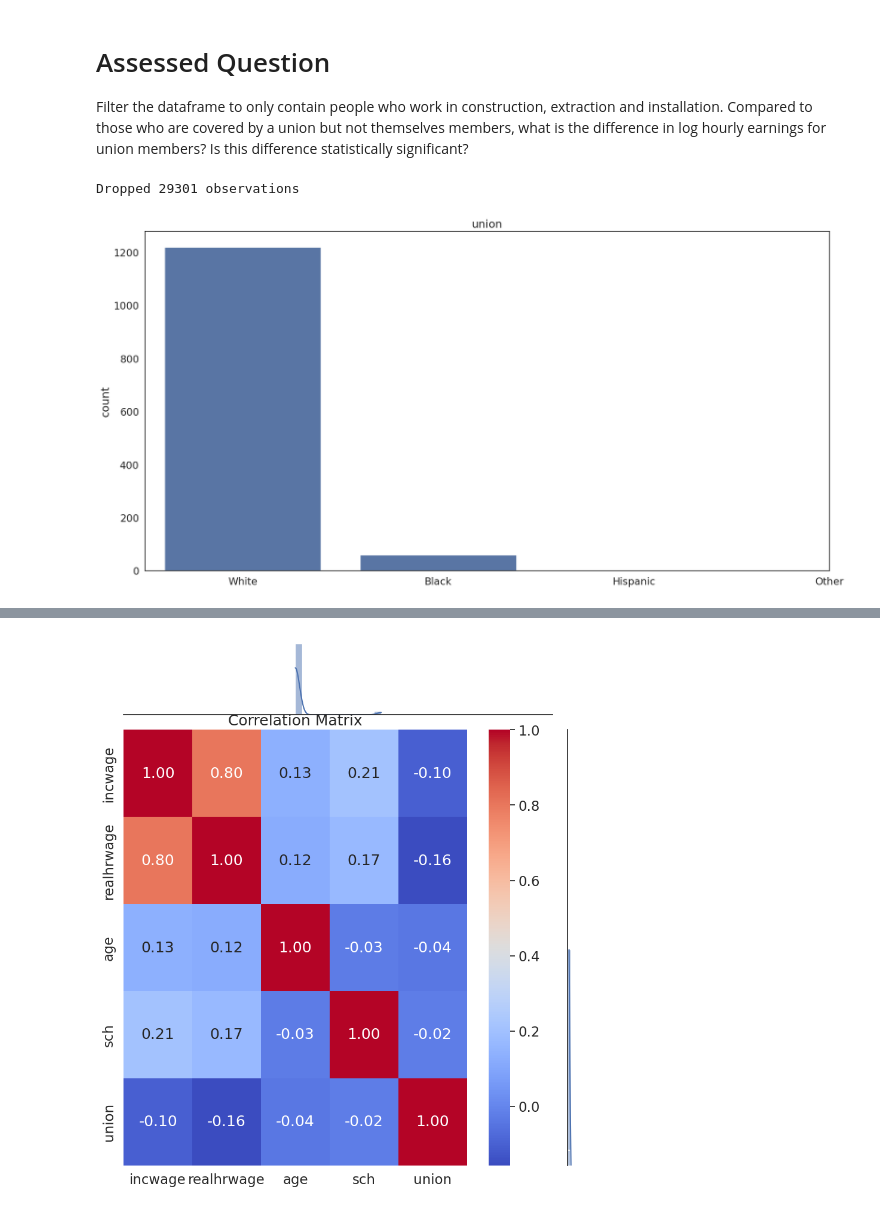
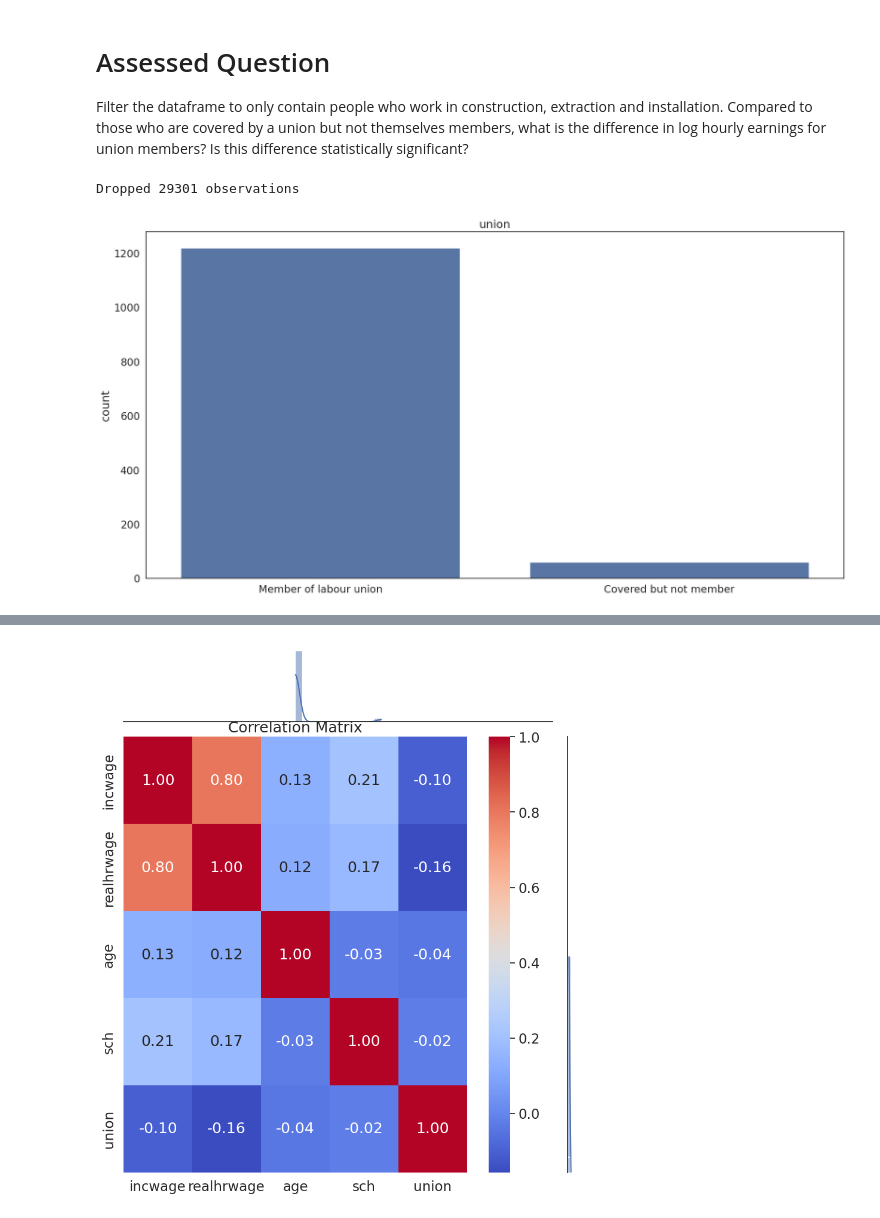
Before and after one commit to defneyucesir/QM-2, a Jupyter notebook: notebooks/W07. Linear Regression.ipynb, the cells around one changed output, grey strips where cells are left out. Drawn from its saved outputs; the diff is of its cells as text; code cells hidden in the pictures.

```diff
--- a/notebooks/W07. Linear Regression.ipynb
+++ b/notebooks/W07. Linear Regression.ipynb
@@ -605,7 +605,7 @@ sns.countplot(data=filtered_df, x='union')
 
 plt.title('union') # add a title
 plt.xlabel('') # remove the x axis label
-plt.xticks(ticks=[0,1,2,3],labels=['White', 'Black','Hispanic','Other'])
+plt.xticks(ticks=[0,1],labels=['Member of labour union','Covered but not member'])
 plt.show() # show the plot
 
 sns.jointplot(data=filtered_df, # plot a scatterplot with a regression line and two histograms
@@ -665,35 +665,35 @@ def drop_column_using_vif_(filtered_df, list_var_not_to_remove=None, thresh=5):
 
     vif = drop_column_using_vif_(filtered_df[ind_vars], thresh=5)
     print("The columns remaining after VIF selection are:")
     print(vif.columns)
 
 from statsmodels.formula.api import ols
 from statsmodels.iolib.summary2 import summary_col
 
 #model= ols('realhrwage ~  union', data=filtered_df).fit() # fit the model
 model = ols('realhrwage ~  sch + age + C(union)', data=filtered_df).fit()
 #print(model.summary()) # print the summary
 print(model.summary())
 
 model = ols('realhrwage ~  union', data=filtered_df).fit()  # fit a model
 residuals = model.resid # get the residuals
 
 # make the figure wider
 plt.rcParams["figure.figsize"] = [20, 10]
 
 f, axes = plt.subplots(1, 2)
 sns.histplot(residuals, kde=True, ax=axes[0]) # plot the residuals
 axes[0].set_title('Histogram of Residuals') # add a title
 
 sm.qqplot(residuals, line='45', fit=True,  ax=axes[1]) # plot the residuals
 axes[1].set_title('Q-Q Plot') # add a title
 
 plt.show() # show the plot
 
-# The difference is statistically significant at 5% significance level, on average
+# The difference is statistically significant at 5% significance level, on average the hourly wage of Construction, Extractionor Installation workers covered but not. member are 9.94 dollars higher than those who are part of a union
 # %% [output]
 Dropped 29301 observations
-[figure, old version]
+[figure, new version]
                             OLS Regression Results
 ==============================================================================
 Dep. Variable:             realhrwage   R-squared:                       0.066
```
Also changed, not shown: parts of 1 cell of this notebook.
